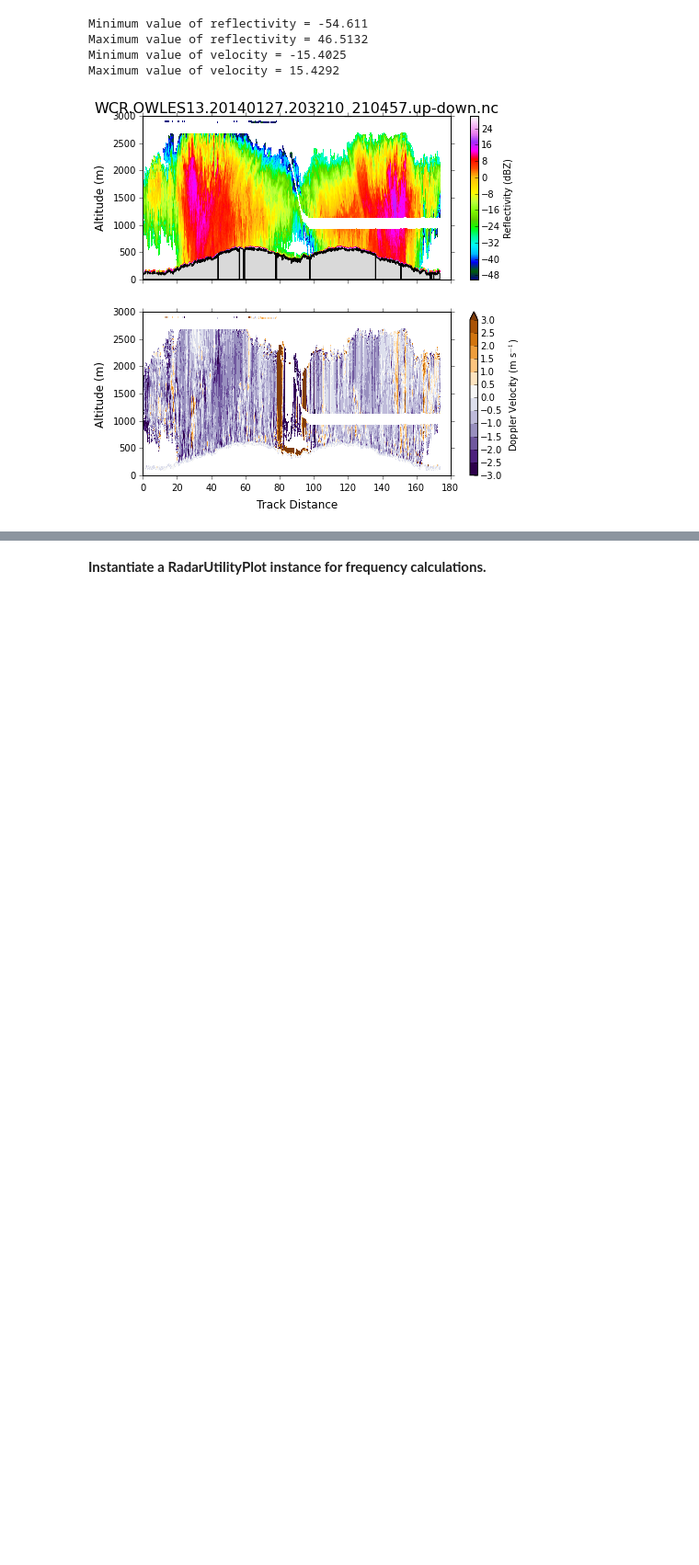
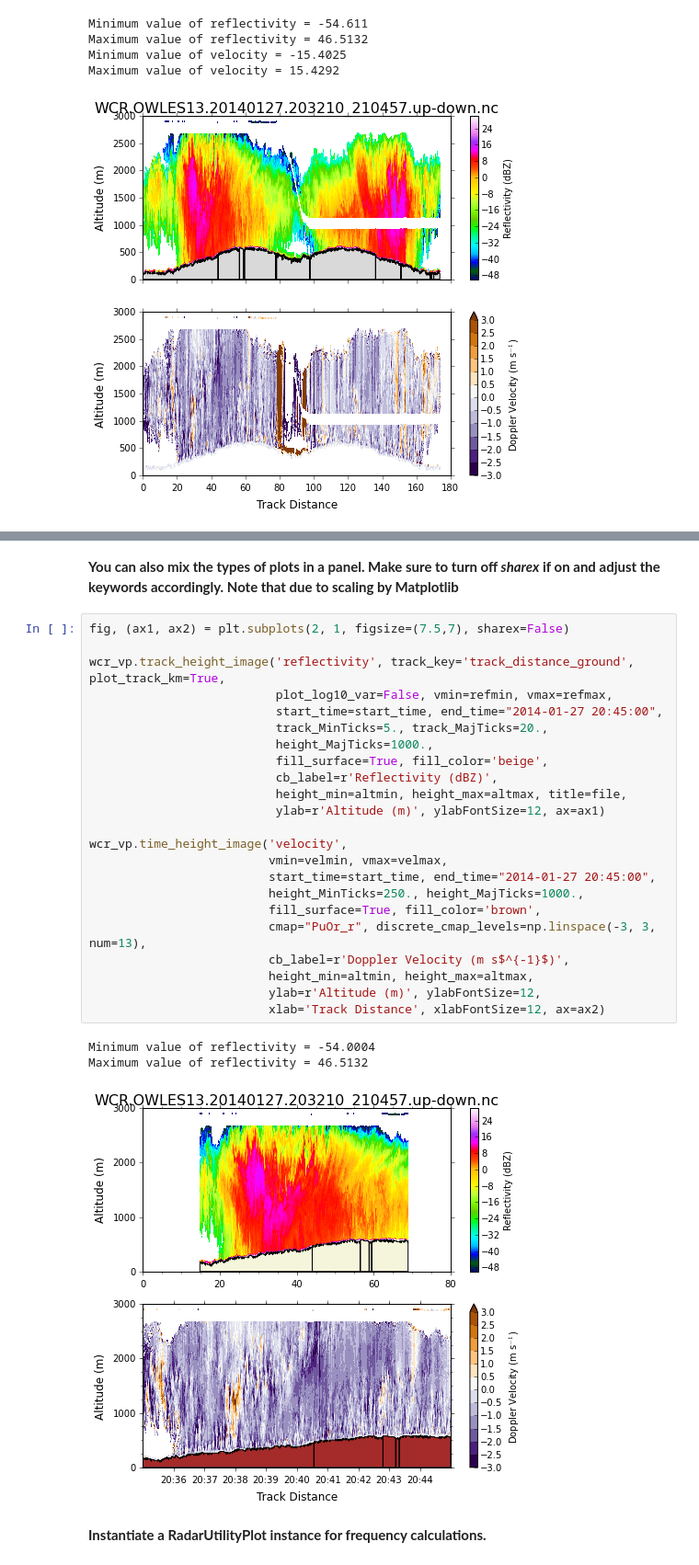
Before and after one commit to nguy/AWOT, a Jupyter notebook: examples/awot_plot_wcr2.ipynb, the cells around one changed output, grey strips where cells are left out. Shown at 92% size. Drawn from its saved outputs; the diff is of its cells as text; blank space fills up the shorter version.

Commit message:
BUG: Correct some forgotten keywords with last update.

```diff
--- a/examples/awot_plot_wcr2.ipynb
+++ b/examples/awot_plot_wcr2.ipynb
@@ -154,3 +182,32 @@ Maximum value of velocity = 15.4292
+# %% [markdown]
+<b>You can also mix the types of plots in a panel. Make sure to turn off <i>sharex</i> if on and adjust the keywords accordingly. Note that due to scaling by Matplotlib</b>
+# %%
+fig, (ax1, ax2) = plt.subplots(2, 1, figsize=(7.5,7), sharex=False)
+
+wcr_vp.track_height_image('reflectivity', track_key='track_distance_ground', plot_track_km=True,
+                          plot_log10_var=False, vmin=refmin, vmax=refmax,
+                          start_time=start_time, end_time="2014-01-27 20:45:00",
+                          track_MinTicks=5., track_MajTicks=20.,
+                          height_MajTicks=1000.,
+                          fill_surface=True, fill_color='beige',
+                          cb_label=r'Reflectivity (dBZ)',
+                          height_min=altmin, height_max=altmax, title=file,
+                          ylab=r'Altitude (m)', ylabFontSize=12, ax=ax1)
+
+wcr_vp.time_height_image('velocity',
+                         vmin=velmin, vmax=velmax,
+                         start_time=start_time, end_time="2014-01-27 20:45:00",
+                         height_MinTicks=250., height_MajTicks=1000.,
+                         fill_surface=True, fill_color='brown',
+                         cmap="PuOr_r", discrete_cmap_levels=np.linspace(-3, 3, num=13),
+                         cb_label=r'Doppler Velocity (m s$^{-1}$)',
+                         height_min=altmin, height_max=altmax,
+                         ylab=r'Altitude (m)', ylabFontSize=12,
+                         xlab='Track Distance', xlabFontSize=12, ax=ax2)
+# %% [output]
+Minimum value of reflectivity = -54.0004
+Maximum value of reflectivity = 46.5132
+[figure, added]
 # %% [markdown]
 <b>Instantiate a RadarUtilityPlot instance for frequency calculations.</b>
 # %%
```
Also changed, not shown: parts of 3 cells of this notebook, 2 other files.
